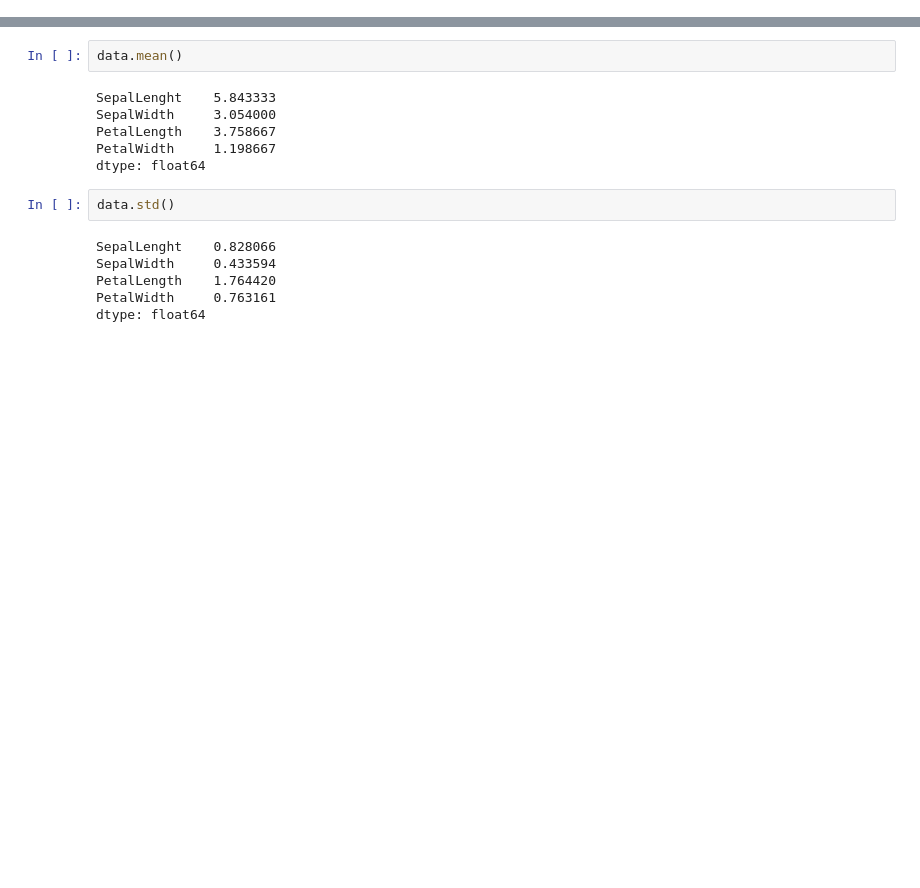
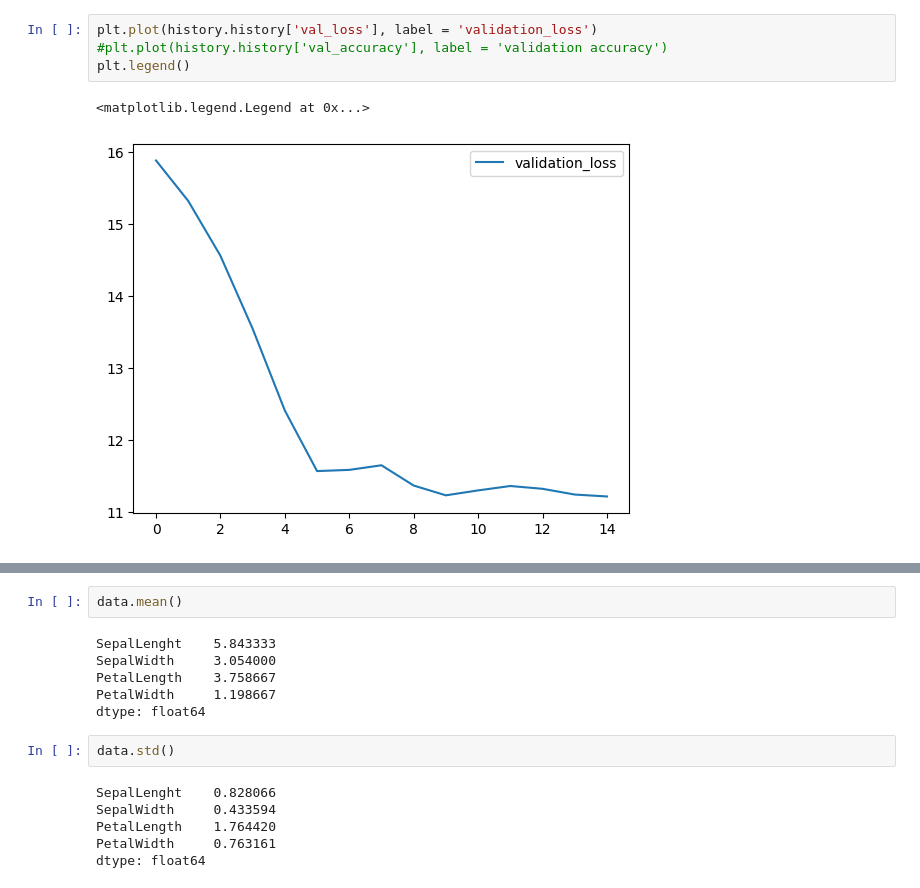
Before and after one commit to Dharknight/Tarea_4_IA, a Jupyter notebook: tarea2.ipynb, the cells around one changed output, grey strips where cells are left out. Saved outputs shown, nothing was run; the diff lists cells and outputs as text; blank space fills up the shorter version.

```diff
--- a/tarea2.ipynb
+++ b/tarea2.ipynb
@@ -183,0 +204,7 @@ array([[5.6682987 , 3.038423  , 2.902896  , 1.1685958 ],
+# %%
+plt.plot(history.history['val_loss'], label = 'validation_loss')
+#plt.plot(history.history['val_accuracy'], label = 'validation accuracy')
+plt.legend()
+# %% [output]
+<matplotlib.legend.Legend at 0x...>
+[figure, added]
```
Also changed, not shown: parts of 25 cells of this notebook.
